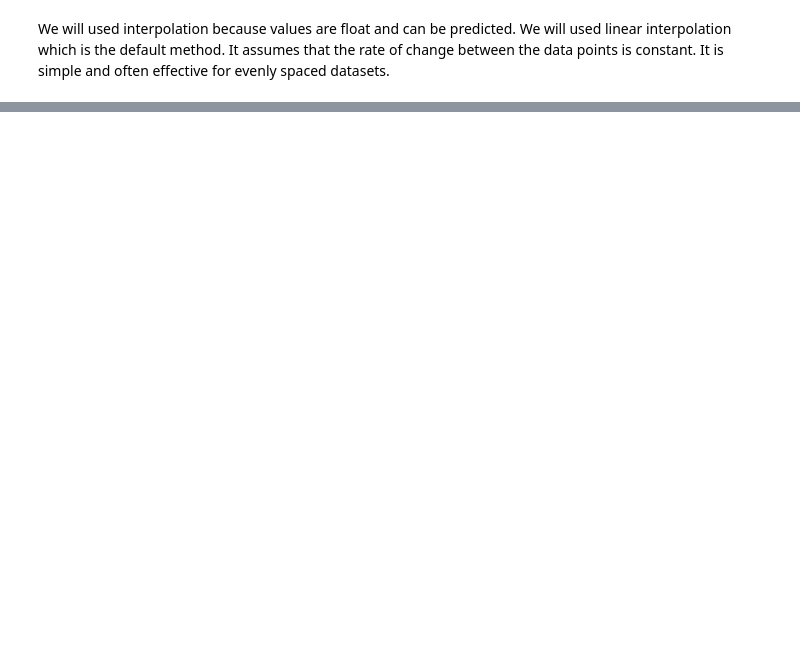
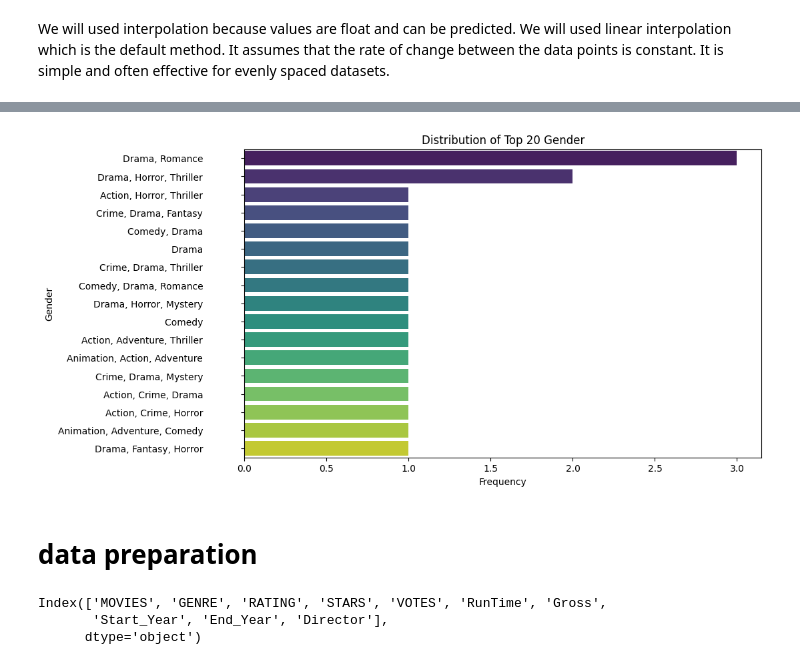
Before and after one commit to Laureoby/movies_cleaning, a Jupyter notebook: movies_dataset_cleaning.ipynb, the cells around one changed output, grey strips where cells are left out. Cells and saved outputs as stored; diff of their text form; code cells hidden in the pictures; blank space fills up the shorter version.

```diff
--- a/movies_dataset_cleaning.ipynb
+++ b/movies_dataset_cleaning.ipynb
@@ -432,0 +324,8 @@ data.drop(['Gross', 'YEAR'], axis=1)
+# %%
+def convert_currency_to_numbers(data, column_name):
+    # Supprime le signe dollar et le suffixe 'M', puis convertit en float et multiplie par un million
+    data['Gross'] = data['Gross'].replace('[\$,M]', '', regex=True).astype(float) * 1_000_000
+    return data
+# Appel de la fonction sur la colonne 'Revenue'
+data = convert_currency_to_numbers(data, 'Gross')
+data.head()
@@ -432,0 +339,7 @@ data.drop(['Gross', 'YEAR'], axis=1)
+# %%
+#This column has more than 90% of values which does not exist. We ise nterpolation to fill it
+data['Gross'] = data['Gross'].interpolate(method='linear')
+# %%
+#We fill null value with mean
+mean_value=data['Gross'].mean()
+data['Gross'].fillna(mean_value, inplace=True)
@@ -432,0 +364,2 @@ data.drop(['Gross', 'YEAR'], axis=1)
+# %%
+data = data.drop_duplicates()
@@ -432,0 +381,24 @@ data.drop(['Gross', 'YEAR'], axis=1)
+# %%
+# Sélectionner les 20 premières valeurs de la colonne 'GENRE'
+top_20_gender = data['GENRE'].head(20)
+
+# Calculer le nombre d'occurrences pour chaque titre de poste unique
+gender_counts = top_20_gender.value_counts()
+
+# Création du graphique à barres
+plt.figure(figsize=(10, 6))  # Taille du graphique
+sns.barplot(x=gender_counts.values, y=gender_counts.index, palette='viridis')  # Créer un graphique à barres avec seaborn
+plt.xlabel('Frequency')  # Ajouter une étiquette à l'axe des x
+plt.ylabel('Gender')  # Ajouter une étiquette à l'axe des y
+plt.title('Distribution of Top 20 Gender')  # Ajouter un titre
+plt.show()  # Afficher le graphique
+# %% [output]
+[figure, added]
+# %% [markdown]
+# data preparation
+# %%
+data.columns
+# %% [output]
+Index(['MOVIES', 'GENRE', 'RATING', 'STARS', 'VOTES', 'RunTime', 'Gross',
+       'Start_Year', 'End_Year', 'Director'],
+      dtype='object')
```
Also changed, not shown: parts of 74 cells of this notebook.
